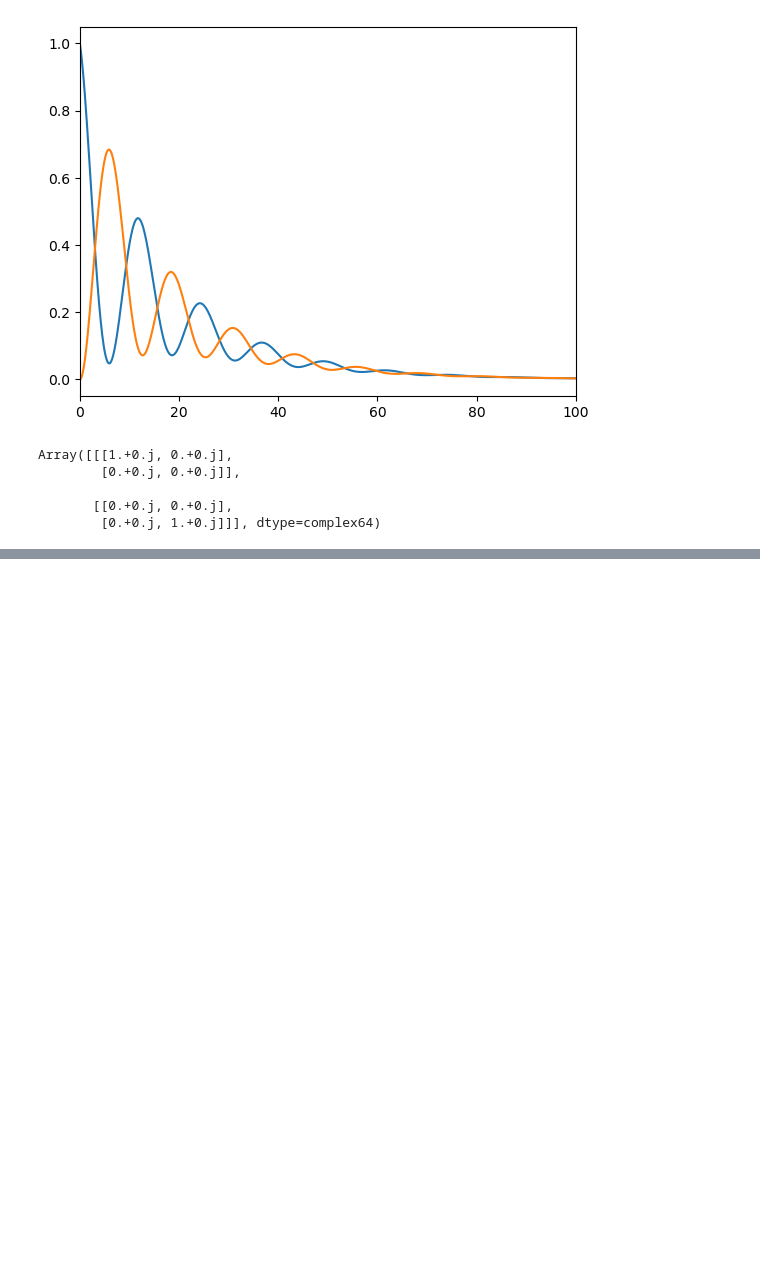
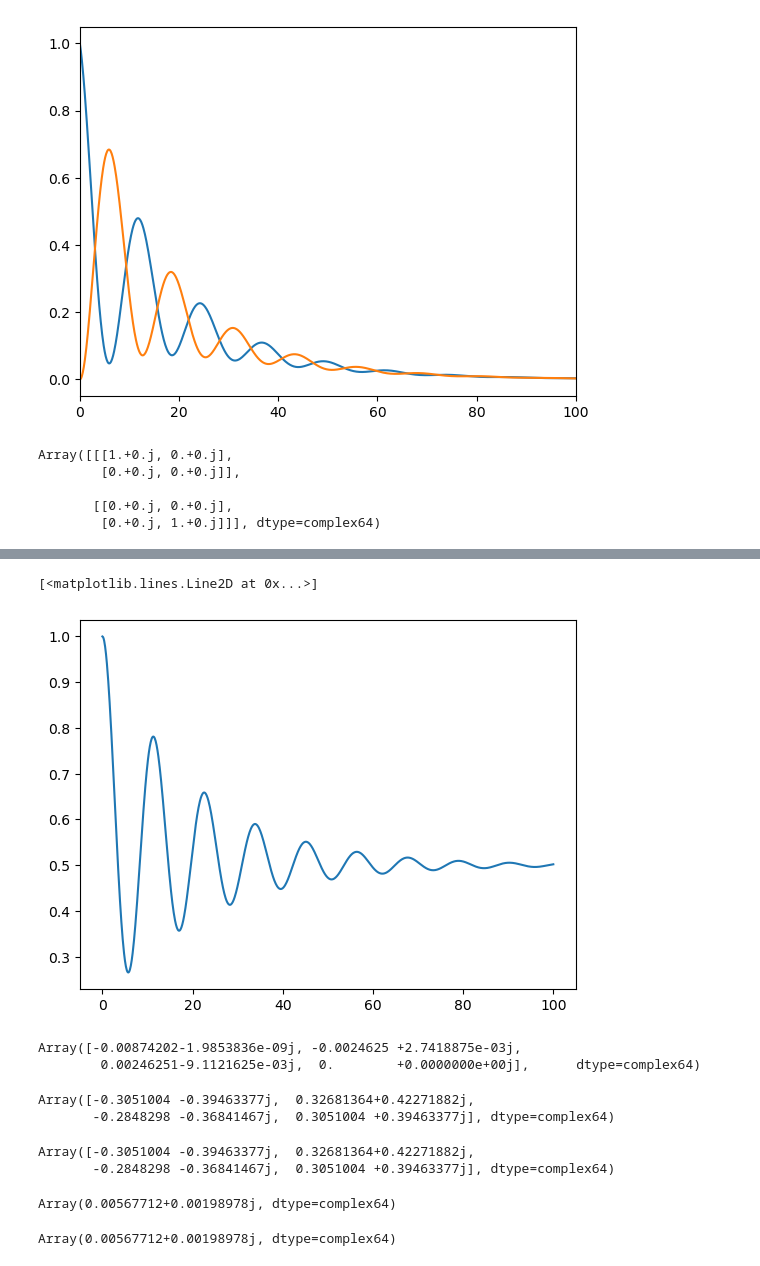
Before and after one commit to Rumoa/lindblad_sicpovm, a Jupyter notebook: exploring.ipynb, the cells around one changed output, grey strips where cells are left out. Saved outputs shown, nothing was run; the diff lists cells and outputs as text; code cells hidden in the pictures; blank space fills up the shorter version.

```diff
--- a/exploring.ipynb
+++ b/exploring.ipynb
@@ -355,0 +507,4 @@ plt.show()
+# %%
+omega = 0.5
+
+H = omega / 2 * qt.sigmax() + 0.25 / 2 * qt.sigmaz()
@@ -355,0 +518,3 @@ plt.show()
+# %%
+def unvec(Avec, d):
+    return Avec.reshape(d, d)
@@ -355,0 +532,40 @@ plt.show()
+# %%
+L = _make_Lambda(jnp.array(H), 0.2 * jnp.array(qt.sigmaz()))
+
+Dsuperop = _make_dissipator(0.2 * jnp.array(qt.sigmaz()))
+
+times = jnp.linspace(0, 100, 1000)
+
+rhot_v = jax.vmap(lambda t: (expm(L * t) @ vec(rho0)))(times)
+rhot = jax.vmap(lambda a: unvec(a, 2))(rhot_v)
+# %%
+plt.plot(times, jnp.real(rhot[:, 0, 0]))
+# %% [output]
+[<matplotlib.lines.Line2D at 0x...>]
+[figure, added]
+# %%
+Dsuperop @ rhot_v[300]
+# %% [output]
+Array([-0.00874202-1.9853836e-09j, -0.0024625 +2.7418875e-03j,
+        0.00246251-9.1121625e-03j,  0.        +0.0000000e+00j],      dtype=complex64)
+# %%
+jnp.kron(eigvecs[0], eigvecs[1])
+# %% [output]
+Array([-0.3051004 -0.39463377j,  0.32681364+0.42271882j,
+       -0.2848298 -0.36841467j,  0.3051004 +0.39463377j], dtype=complex64)
+# %%
+vec(jnp.kron(eigvecs[0], eigvecs[1]))
+# %% [output]
+Array([-0.3051004 -0.39463377j,  0.32681364+0.42271882j,
+       -0.2848298 -0.36841467j,  0.3051004 +0.39463377j], dtype=complex64)
+# %%
+jnp.dot(dag(vec(jnp.kron(eigvecs[0], eigvecs[1]))), Dsuperop @ rhot_v[300])
+# %% [output]
+Array(0.00567712+0.00198978j, dtype=complex64)
+# %%
+valaux = jnp.trace(
+    dag(jnp.outer(eigvecs[0], eigvecs[1])) @ unvec(Dsuperop @ rhot_v[300], 2)
+)
+valaux
+# %% [output]
+Array(0.00567712+0.00198978j, dtype=complex64)
```
Also changed, not shown: parts of 35 cells of this notebook.
